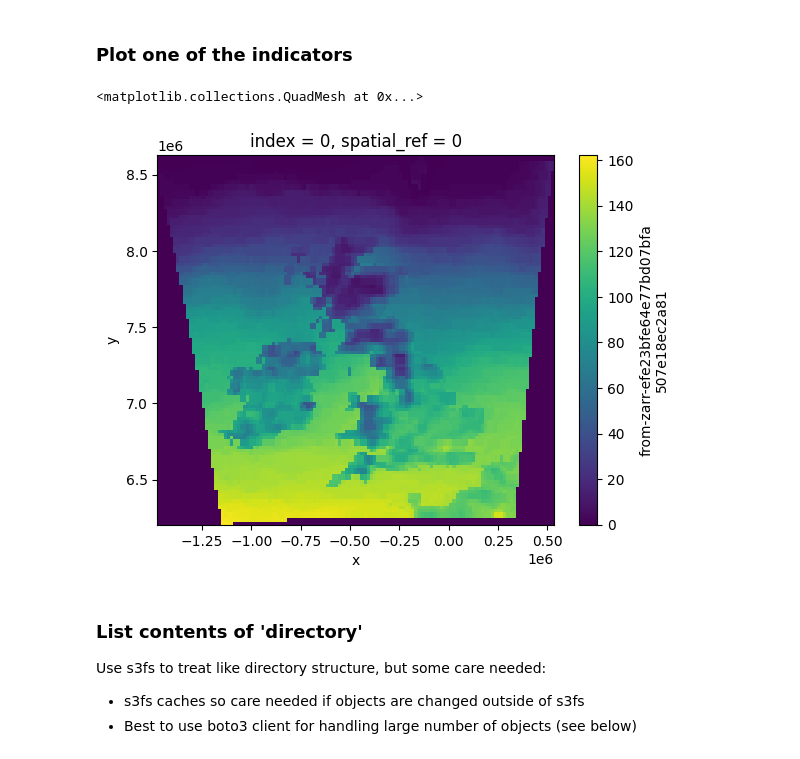
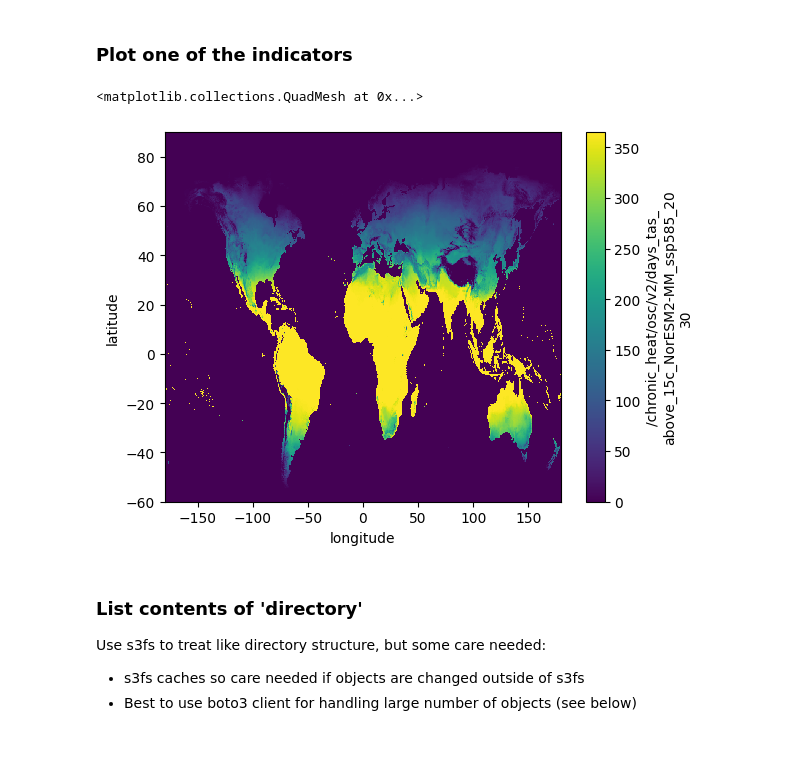
Before and after one commit to os-climate/hazard, a Jupyter notebook: notebooks/launcher.ipynb, the cells around one changed output. Drawn from its saved outputs; the diff is of its cells as text; code cells hidden in the pictures.

Commit message:
Add new standalone notebook for UKCP18 Indicator

```diff
--- a/notebooks/launcher.ipynb
+++ b/notebooks/launcher.ipynb
@@ -102,15 +90,13 @@ model.run_all(source, target, client=client)
 # %%
 from hazard.sources.osc_zarr import OscZarr  # noqa: E402
 import os, os.path  # noqa: E402
 
-test_output_dir = os.path.join(os.getcwd(), "src/test/test_output")
-store = zarr.DirectoryStore(os.path.join(test_output_dir, 'hazard', 'hazard.zarr'))
-target = OscZarr(store=store)
-da = target.read("chronic_heat/osc/v2/days_tas_above_15c_ukcp18_rcp85_2030_map")
+target = OscZarr(prefix="hazard_test")
+da = target.read("chronic_heat/osc/v2/days_tas_above_15c_NorESM2-MM_ssp585_2030")
 da.plot()
 # %% [output]
 <matplotlib.collections.QuadMesh at 0x...>
-[figure, old version]
+[figure, new version]
 # %% [markdown]
 ### List contents of 'directory'
 
```
Also changed, not shown: parts of 1 cell of this notebook, 2 other files.
